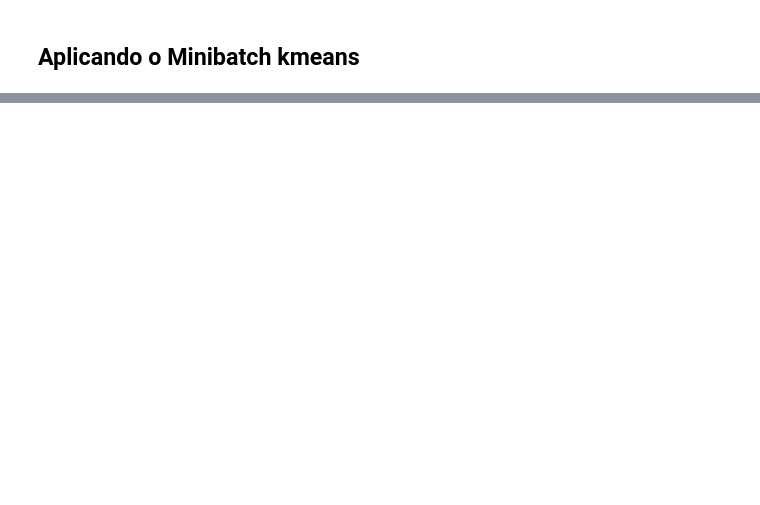
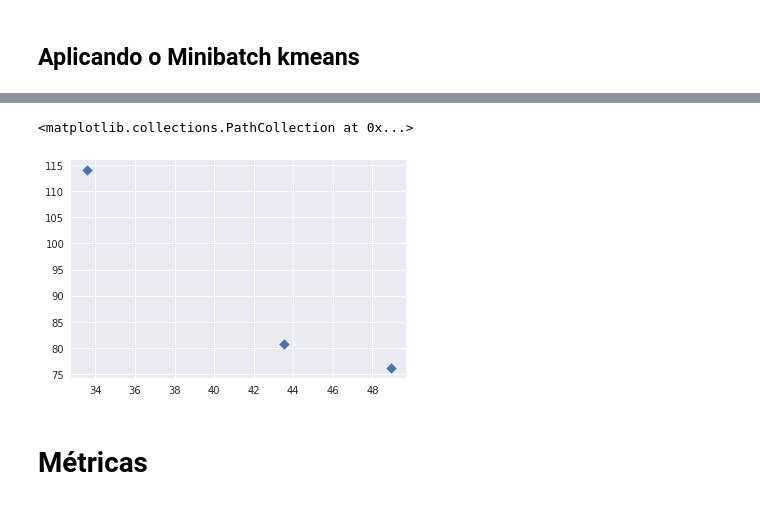
Before and after one commit to Machine-Learning-FGA/IoT, a Jupyter notebook: experimentos/Minibatch kmeans.ipynb, the cells around one changed output, grey strips where cells are left out. Saved outputs shown, nothing was run; the diff lists cells and outputs as text; code cells hidden in the pictures; blank space fills up the shorter version.

```diff
--- a/experimentos/Minibatch kmeans.ipynb
+++ b/experimentos/Minibatch kmeans.ipynb
@@ -67,0 +90,12 @@ array([[ 1.43696733e+04,  4.58667539e+01,  1.20710541e+02,
+# %%
+centroids = minibatch_kmeans.cluster_centers_
+
+centroids_x = centroids[:,0]
+centroids_y = centroids[:,1]
+
+plt.scatter(centroids_x, centroids_y, marker= 'D',s=50)
+# %% [output]
+<matplotlib.collections.PathCollection at 0x...>
+[figure, added]
+# %% [markdown]
+# Métricas
```
Also changed, not shown: parts of 19 cells of this notebook.
